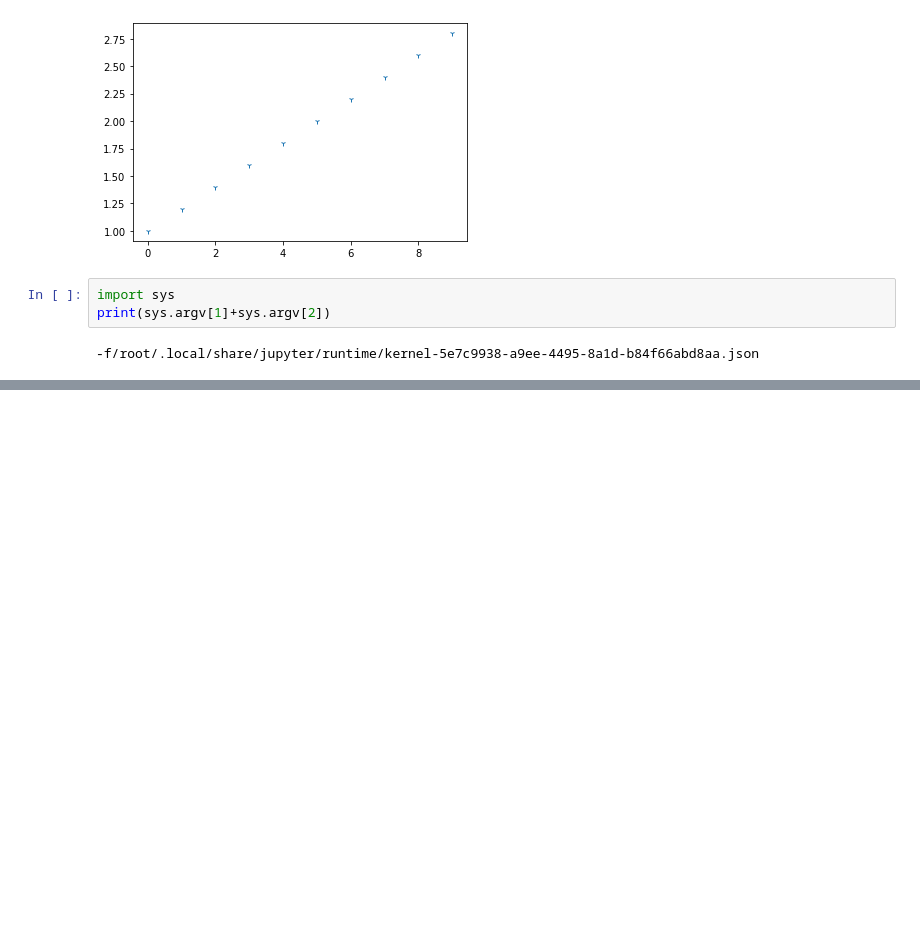
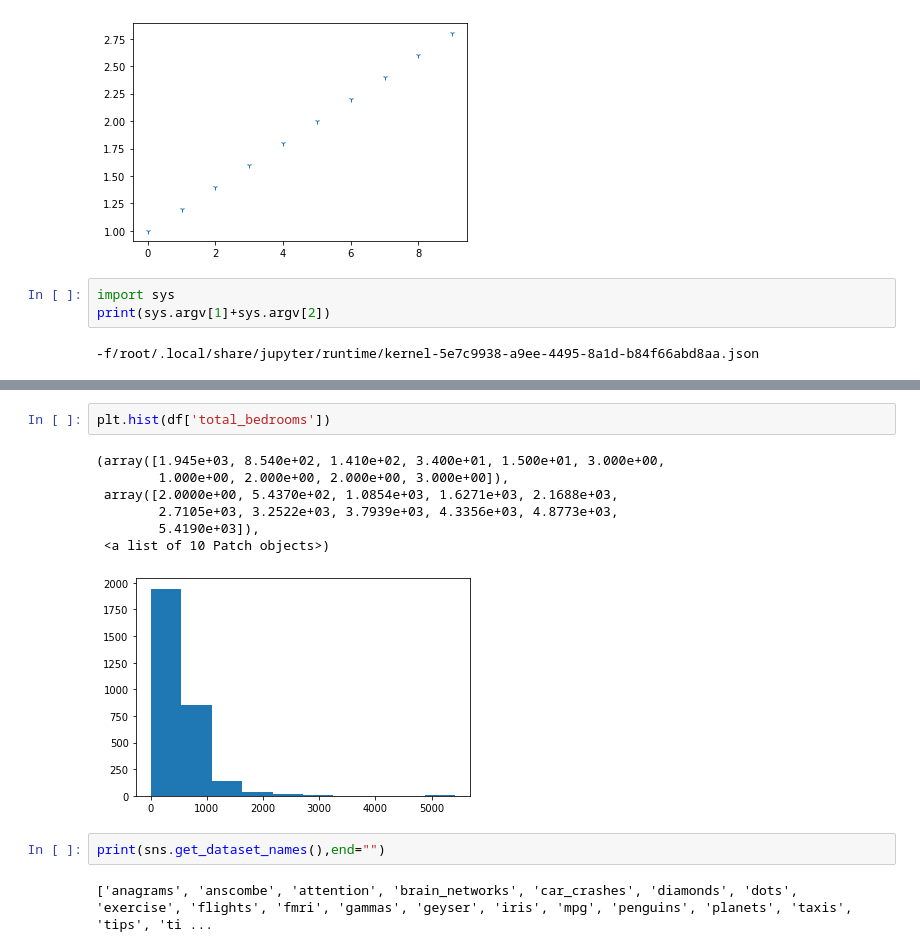
Before and after one commit to ayushi-2310/Ayushi-DAML-2021-22, a Jupyter notebook: HET_DataVisualisation.ipynb, the cells around one changed output, grey strips where cells are left out. Cells and saved outputs as stored; diff of their text form; blank space fills up the shorter version.

```diff
--- a/HET_DataVisualisation.ipynb
+++ b/HET_DataVisualisation.ipynb
@@ -99,0 +125,14 @@ print(sys.argv[1]+sys.argv[2])
+# %%
+plt.hist(df['total_bedrooms'])
+# %% [output]
+(array([1.945e+03, 8.540e+02, 1.410e+02, 3.400e+01, 1.500e+01, 3.000e+00,
+        1.000e+00, 2.000e+00, 2.000e+00, 3.000e+00]),
+ array([2.0000e+00, 5.4370e+02, 1.0854e+03, 1.6271e+03, 2.1688e+03,
+        2.7105e+03, 3.2522e+03, 3.7939e+03, 4.3356e+03, 4.8773e+03,
+        5.4190e+03]),
+ <a list of 10 Patch objects>)
+[figure, added]
+# %%
+print(sns.get_dataset_names(),end="")
+# %% [output]
+['anagrams', 'anscombe', 'attention', 'brain_networks', 'car_crashes', 'diamonds', 'dots', 'exercise', 'flights', 'fmri', 'gammas', 'geyser', 'iris', 'mpg', 'penguins', 'planets', 'taxis', 'tips', 'ti ...
```
Also changed, not shown: parts of 31 cells of this notebook.
